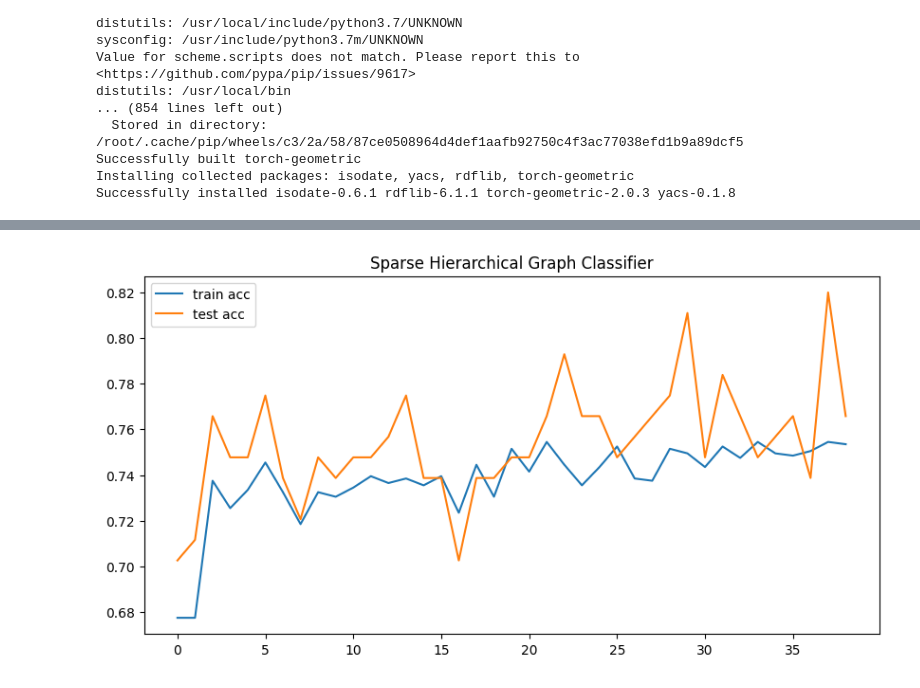
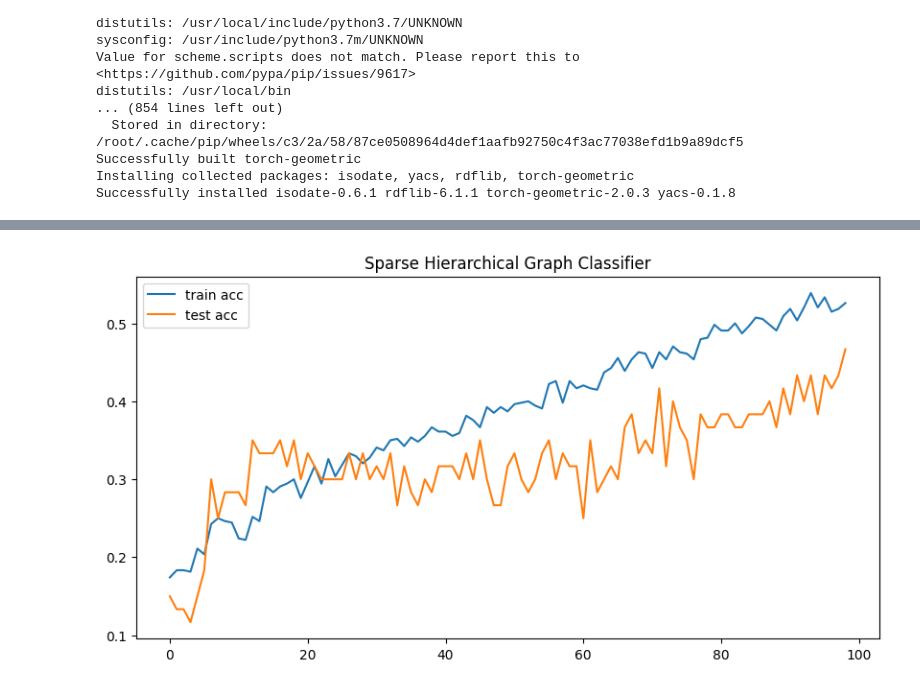
Before and after one commit to sureshkuc/Freie-Universitat-Berlin, a Jupyter notebook: GEOMETRIC-DATA-ANALYSIS/Enzymes.ipynb, the cells around one changed output, grey strips where cells are left out. Drawn from its saved outputs; the diff is of its cells as text; code cells hidden in the pictures.

```diff
--- a/GEOMETRIC-DATA-ANALYSIS/Enzymes.ipynb
+++ b/GEOMETRIC-DATA-ANALYSIS/Enzymes.ipynb
@@ -111,7 +111,7 @@ class Net(torch.nn.Module):
 
 device = torch.device('cuda' if torch.cuda.is_available() else 'cpu')
 model = Net().to(device)
-optimizer = torch.optim.Adam(model.parameters(), lr=0.005)
+optimizer = torch.optim.Adam(model.parameters(), lr=0.0005)
 
 
 def train(epoch):
@@ -141,7 +141,7 @@ def test(loader):
 
 train_acc_list=[]
 test_acc_list=[]
-for epoch in range(1, 40):
+for epoch in range(1, 100):
     loss = train(epoch)
     train_acc = test(train_loader)
     train_acc_list.append(train_acc )
@@ -182,7 +182,7 @@ Epoch: 039, Loss: 0.51663, Train Acc: 0.75349, Test Acc: 0.76577
 # %%
-plot_acc(39,train_acc_list,test_acc_list)
+plot_acc(99,train_acc_list,test_acc_list)
 # %% [output]
-[figure, old version]
+[figure, new version]
 # %%
 from sklearn.model_selection import KFold
 def train(epoch,train_loader):
```
Also changed, not shown: parts of 3 cells of this notebook.
